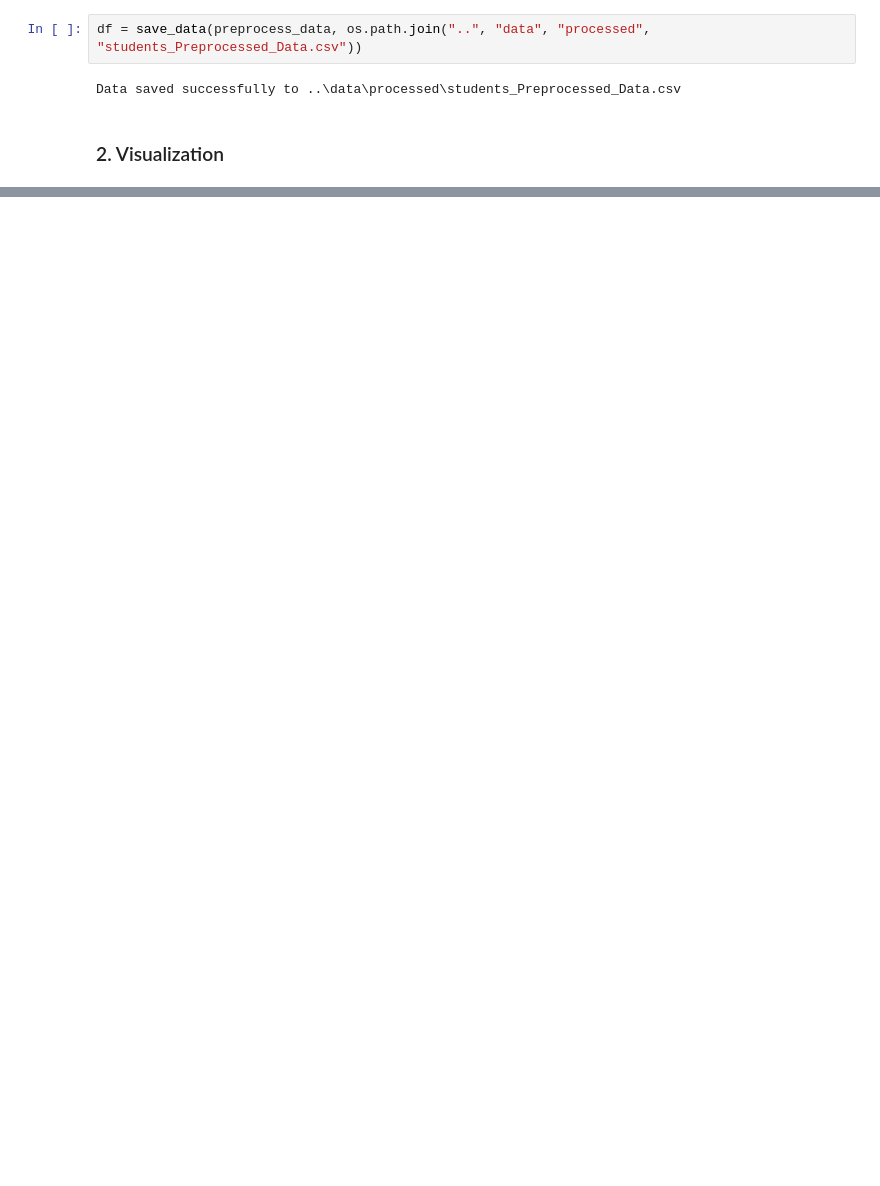
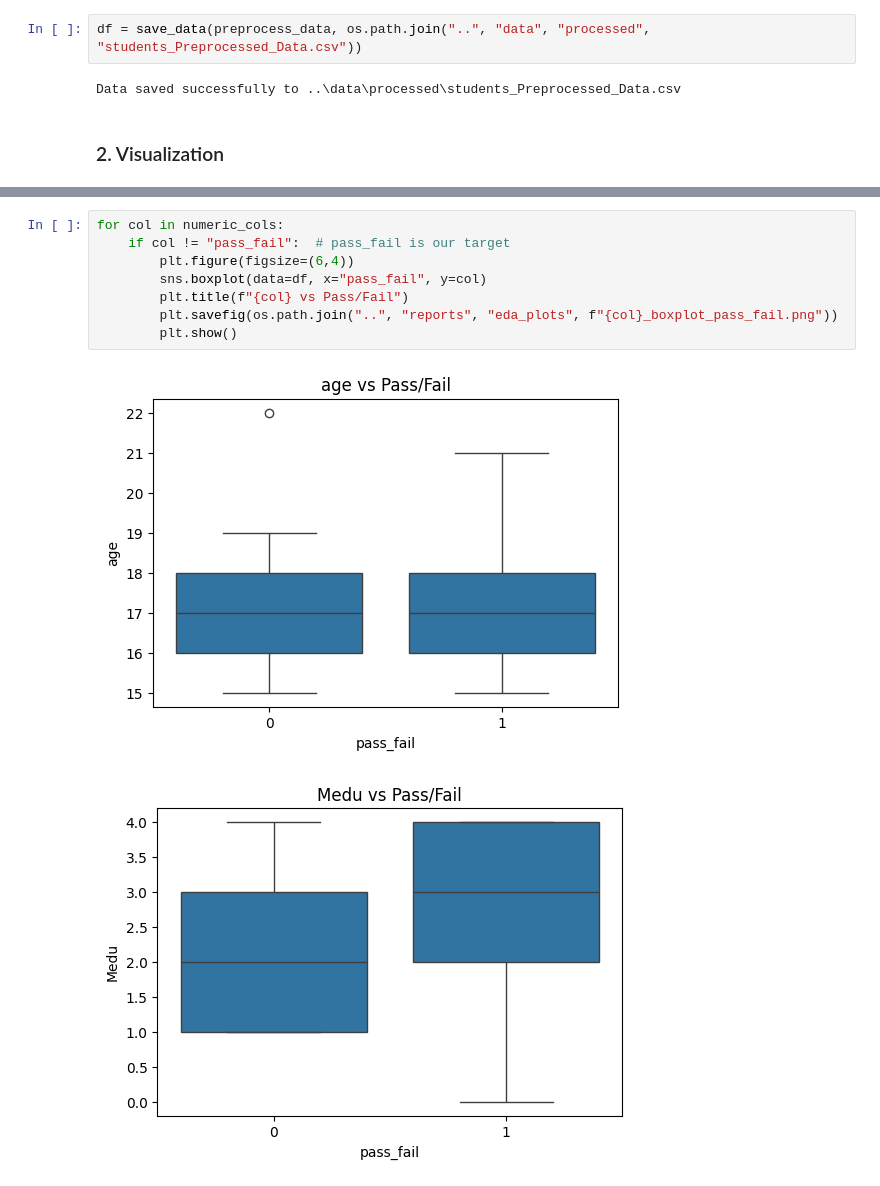
Before and after one commit to RanaTalha04/Student-Performance-Classification, a Jupyter notebook: notebooks/01_eda.ipynb, the cells around one changed output, grey strips where cells are left out. Saved outputs shown, nothing was run; the diff lists cells and outputs as text; blank space fills up the shorter version.

```diff
--- a/notebooks/01_eda.ipynb
+++ b/notebooks/01_eda.ipynb
@@ -120,0 +131,11 @@ Data saved successfully to ..\data\processed\students_Preprocessed_Data.csv
+# %%
+for col in numeric_cols:
+    if col != "pass_fail":  # pass_fail is our target
+        plt.figure(figsize=(6,4))
+        sns.boxplot(data=df, x="pass_fail", y=col)
+        plt.title(f"{col} vs Pass/Fail")
+        plt.savefig(os.path.join("..", "reports", "eda_plots", f"{col}_boxplot_pass_fail.png"))
+        plt.show()
+# %% [output]
+[figure, added]
+[figure, added]
```
Also changed, not shown: parts of 18 cells of this notebook, 6 other files.
